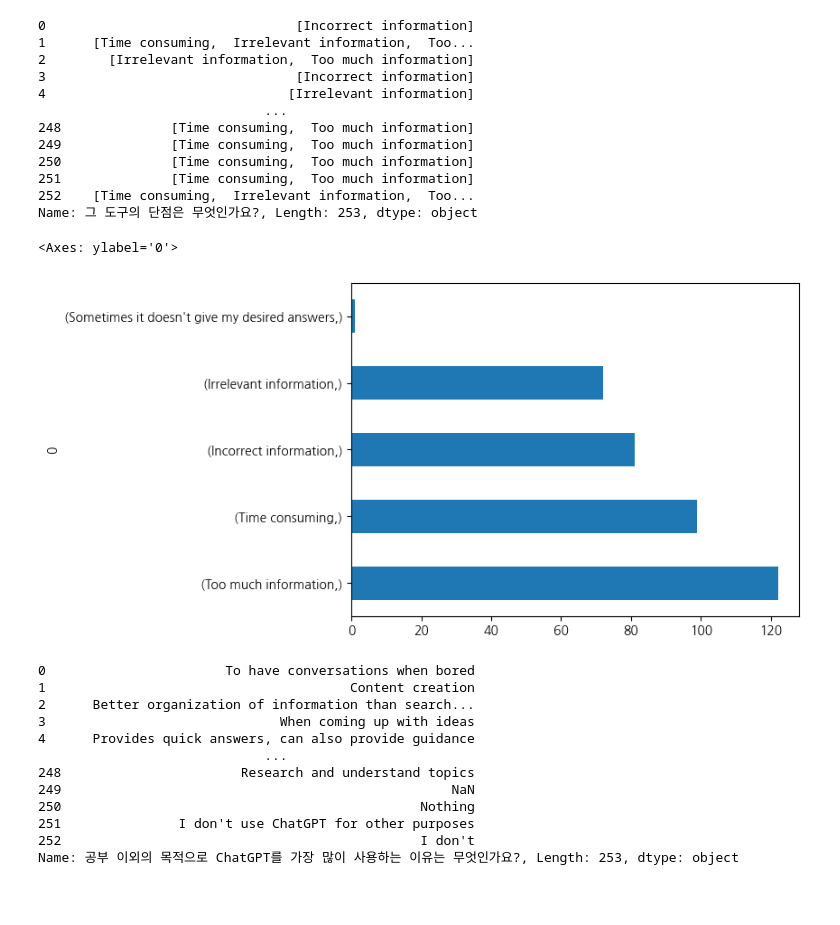
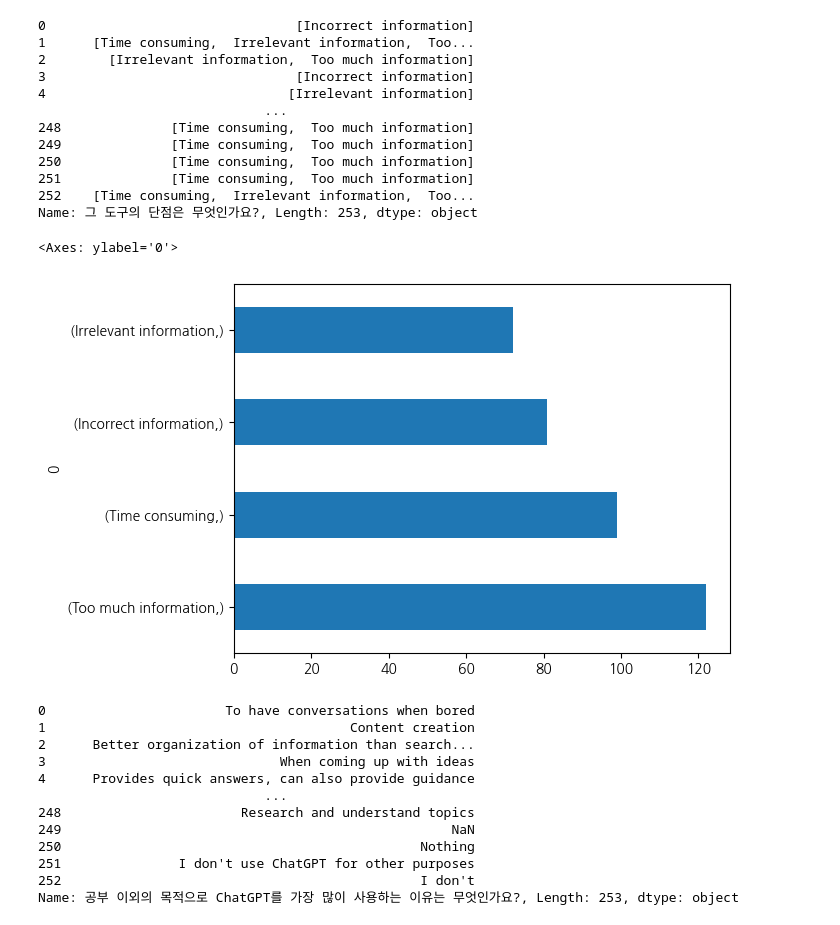
Before and after one commit to diatomicC/FYP_Form_Analysis__Automation, a Jupyter notebook: 분석 노트 .ipynb, the cells around one changed output. Saved outputs shown, nothing was run; the diff lists cells and outputs as text; code cells hidden in the pictures; blank space fills up the shorter version.

```diff
--- a/분석 노트 .ipynb
+++ b/분석 노트 .ipynb
@@ -214,10 +219,10 @@ for item in df['그 도구의 단점은 무엇인가요?']:
     item = item.strip("[]")  # 대괄호 제거
     words.extend(item.split(", "))  # 쉼표를 기준으로 단어 분리
 # %%
-pd.DataFrame(words).value_counts().plot.barh()
+pd.DataFrame(words).value_counts()[:4].plot.barh()
 # %% [output]
 <Axes: ylabel='0'>
-[figure, old version]
+[figure, new version]
 # %%
 # 워드 클라우드로 생성
 df['공부 이외의 목적으로 ChatGPT를 가장 많이 사용하는 이유는 무엇인가요?']
```
Also changed, not shown: parts of 23 cells of this notebook.
